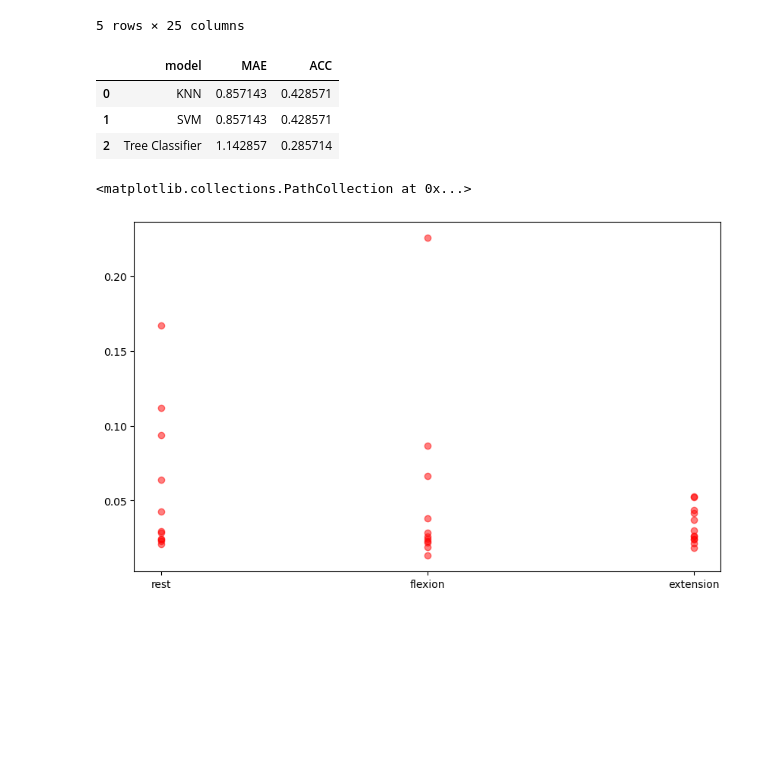
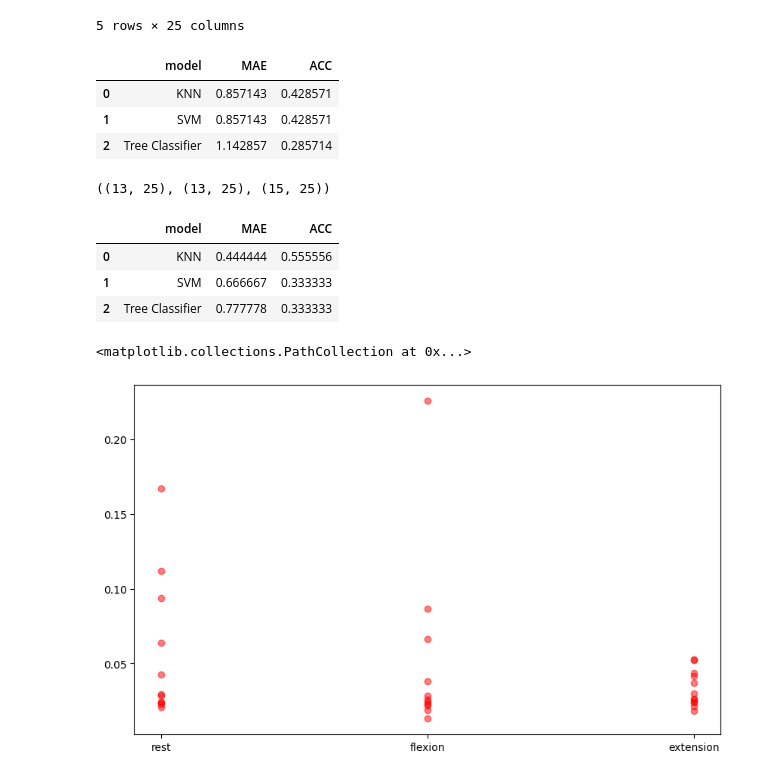
Before and after one commit to Beloin/TCCEMG, a Jupyter notebook: impl_tests/classifier_test02.ipynb, the cells around one changed output. Drawn from its saved outputs; the diff is of its cells as text; code cells hidden in the pictures; blank space fills up the shorter version.

```diff
--- a/impl_tests/classifier_test02.ipynb
+++ b/impl_tests/classifier_test02.ipynb
@@ -312,6 +312,45 @@ get_score_and_accuracy(X, Y)
 | 0 | KNN | 0.857143 | 0.428571 |
 | 1 | SVM | 0.857143 | 0.428571 |
 | 2 | Tree Classifier | 1.142857 | 0.285714 |
+# %%
+rest_ds = full_ds.loc[full_ds['class'] == 'rest']
+flexion_ds = full_ds.loc[full_ds['class'] == 'flexion']
+extension_ds = full_ds.loc[full_ds['class'] == 'extension']
+
+rest_ds = remove_outliers(rest_ds, 'SENSOR0_SAMPEN')
+rest_ds = remove_outliers(rest_ds, 'SENSOR1_SAMPEN')
+rest_ds = remove_outliers(rest_ds, 'SENSOR2_SAMPEN')
+rest_ds = remove_outliers(rest_ds, 'SENSOR3_SAMPEN')
+
+extension_ds = remove_outliers(extension_ds, 'SENSOR0_SAMPEN')
+extension_ds = remove_outliers(extension_ds, 'SENSOR1_SAMPEN')
+extension_ds = remove_outliers(extension_ds, 'SENSOR2_SAMPEN')
+extension_ds = remove_outliers(extension_ds, 'SENSOR3_SAMPEN')
+
+flexion_ds = remove_outliers(flexion_ds, 'SENSOR0_SAMPEN')
+flexion_ds = remove_outliers(flexion_ds, 'SENSOR1_SAMPEN')
+flexion_ds = remove_outliers(flexion_ds, 'SENSOR2_SAMPEN')
+flexion_ds = remove_outliers(flexion_ds, 'SENSOR3_SAMPEN')
+
+rest_ds.shape, extension_ds.shape, flexion_ds.shape
+# %% [output]
+((13, 25), (13, 25), (15, 25))
+# %%
+cleansed_ds = pd.concat([rest_ds, extension_ds, flexion_ds])
+cleansed_ds.head()
+
+class_column = "class"
+train_columns = [f"SENSOR{i}_MAV" for i in range(4)]
+
+X = cleansed_ds[train_columns]
+Y = cleansed_ds[class_column]
+
+get_score_and_accuracy(X, Y)
+# %% [output]
+|  | model | MAE | ACC |
+| 0 | KNN | 0.444444 | 0.555556 |
+| 1 | SVM | 0.666667 | 0.333333 |
+| 2 | Tree Classifier | 0.777778 | 0.333333 |
 # %%
 classes = ['rest', 'flexion', 'extension']
 
```
